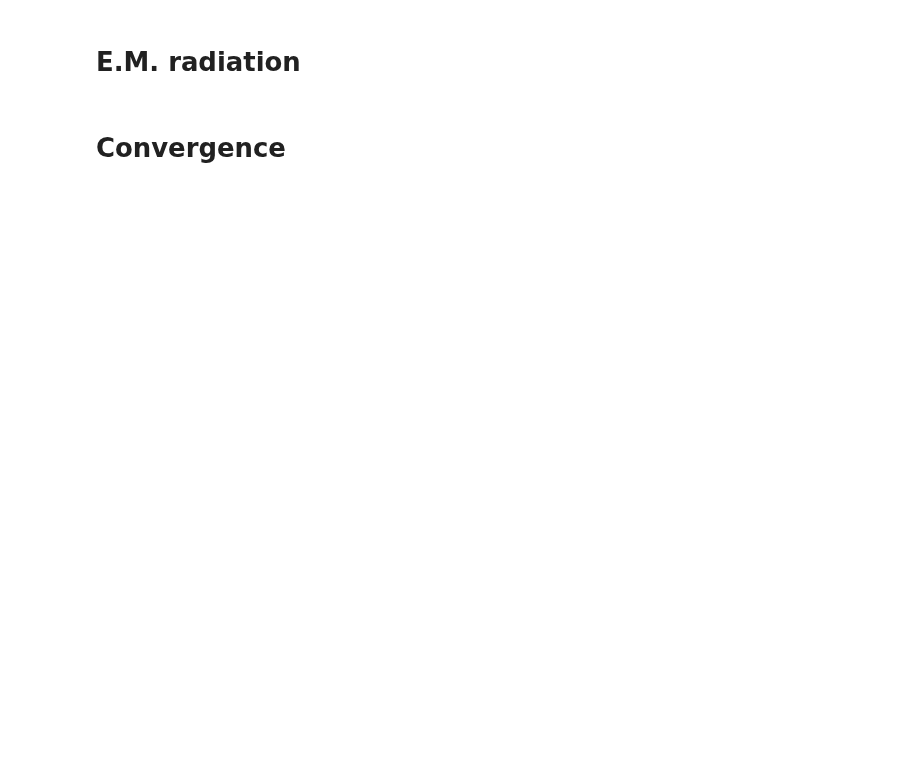
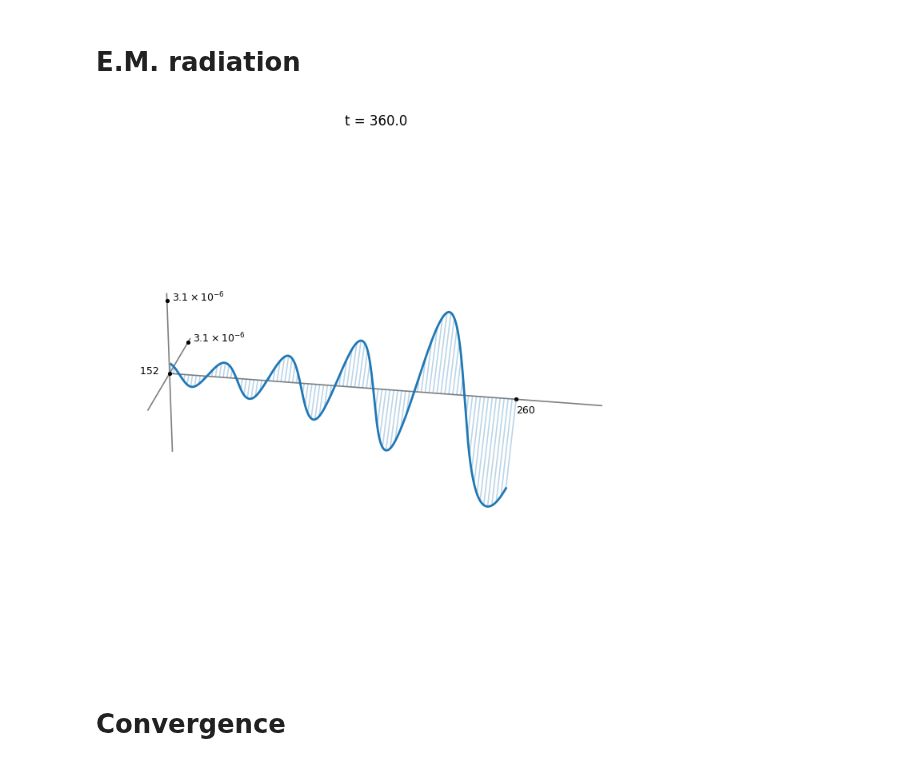
Before and after one commit to jpmvferreira/dyonic-collision-private, a Jupyter notebook: analyze/evolution.ipynb, the cells around one changed output. Cells and saved outputs as stored; diff of their text form; code cells hidden in the pictures; blank space fills up the shorter version.

```diff
--- a/analyze/evolution.ipynb
+++ b/analyze/evolution.ipynb
@@ -190,7 +250,100 @@ KeyError:
 # %% [markdown]
 # E.M. radiation
+# %%
+n = 90
+iteration = 256*n
+
+Ex_gf = gf.z["Ex"].get_iteration(iteration).get_level(0)
+time = gf.z["Ex"].get_iteration(iteration).time
+coor_gf = Ex_gf.grid.coordinates_1d[0]
+Ex = Ex_gf.data
+
+Ey_gf = gf.z["Ey"].get_iteration(iteration).get_level(0)
+Ey = Ey_gf.data
+# %%
+imin = np.searchsorted(coor_gf, 150., side='left')
+imax = -1
+
+x  = coor_gf[imin:imax]
+Vy = Ex[imin:imax]
+Vz = Ey[imin:imax]
+
+# TODO: labels ao longo de x, y e z aqui
 # %%
-# todo: Ex e Ey ao longo de x para um t fixo
-# fazer o mesmo para Ey,Ez ao longo de z
+# parameters
+N_interp = 300  # Nº of points to plot the interpolated curve (purely aesthetic)
+N_teeth  = 90   # Nº of teeth for the comb (independent of the length)
+pad = 1.1       # padding (multiplication factor) for maximum/minimum of the reference lines
+
+# create the plot
+fig = plt.figure(figsize=(7, 7))
+ax = fig.add_subplot(111, projection='3d')
+
+plt.suptitle(f"t = {time}")
+
+# plot the reference lines
+Vy_max = max(abs(Vy.min()), abs(Vy.max()))
+Vz_max = max(abs(Vz.min()), abs(Vz.max()))
+
+x_lo, x_hi = x.min(), pad * x.max()
+y_lo, y_hi = -pad * Vy_max, pad * Vy_max
+z_lo, z_hi = -pad * Vz_max, pad * Vz_max
+
+ax.plot([x_lo,x_hi], [0,0],       [0,0],       color='black', linewidth=1.2, alpha=0.5)
+ax.plot([x_lo,x_lo], [y_lo,y_hi], [0,0],       color='black', linewidth=1.2, alpha=0.5)
+ax.plot([x_lo,x_lo], [0, 0],      [z_lo,z_hi], color='black', linewidth=1.2, alpha=0.5)
+
+# plot interpolated curve (x, Vy(x), Vz(x))
+Vy_of_x = CubicSpline(x, Vy)
+Vz_of_x = CubicSpline(x, Vz)
+
+x_fine = np.linspace(x.min(), x.max(), N_interp)
+Vy_fine = Vy_of_x(x_fine)
+Vz_fine = Vz_of_x(x_fine)
+
+ax.plot(x_fine, Vy_fine, Vz_fine, color="C0", linewidth=2)
+
+# plot the comb lines
+x_teeth = np.linspace(x.min(), x.max(), N_teeth)
+Vy_teeth = Vy_of_x(x_teeth)
+Vz_teeth = Vz_of_x(x_teeth)
+
+origins = np.column_stack([x_teeth, np.zeros(N_teeth), np.zeros(N_teeth)])
+teeth_offsets = np.column_stack([np.zeros(N_teeth), Vy_teeth, Vz_teeth])
+
+ax.quiver(
+    origins[:, 0], origins[:, 1], origins[:, 2],
+    teeth_offsets[:, 0], teeth_offsets[:, 1], teeth_offsets[:, 2],
+    color="C0", alpha=0.3, linewidth=1.2, arrow_length_ratio=0.0
+)
+
+# mark points on reference lines
+ax.scatter([x.min()], [Vy_max], [0],      color='black', marker=".", s=30, zorder=5)
+ax.scatter([x.min()], [0],      [Vz_max], color='black', marker=".", s=30, zorder=5)
+ax.scatter([x.max()], [0],      [0],      color='black', marker=".", s=30, zorder=5)
+
+ax.text(1.01*x.min(), Vy_max, 0,           sci_notation_latex(Vy_max), color='black', fontsize=9)
+ax.text(1.01*x.min(), 0,      Vz_max,      sci_notation_latex(Vz_max), color='black', fontsize=9)
+ax.text(x.max(), 0,      -0.2*Vz_max, int(x.max()),               color='black', fontsize=9)
+
+ax.scatter([x.min()], [0], [0], color='black', marker=".", s=30, zorder=5)
+ax.text(0.925*x.min(), 0,  -0.05*Vz_max, f'  {int(x.min())}', color='black', fontsize=9)
+
+# axis limits and aspect ratio
+ax.set_xlim(x_lo, x_hi)
+ax.set_ylim(y_lo, y_hi)
+ax.set_zlim(z_lo, z_hi)
+
+ax.set_box_aspect([2.5, 1, 1])
+
+plt.tight_layout()
+
+# hide all background graphics
+ax.set_axis_off();
+
+# defualt viewing angle
+ax.view_init(elev=25, azim=-80);
+# %% [output]
+[figure, added]
 # %% [markdown]
 # Convergence
```
Also changed, not shown: parts of 11 cells of this notebook, 9 other files.
